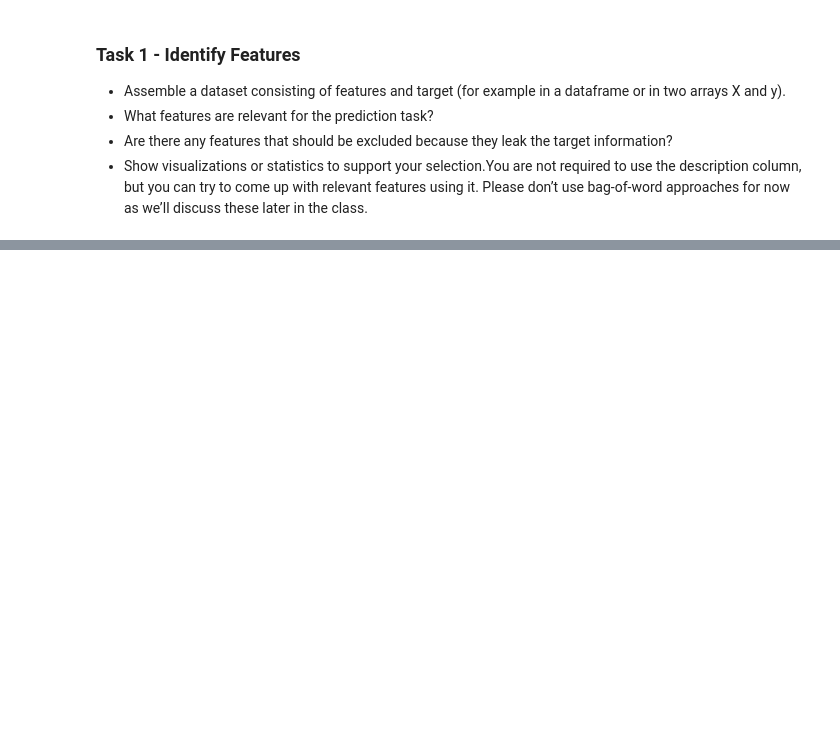
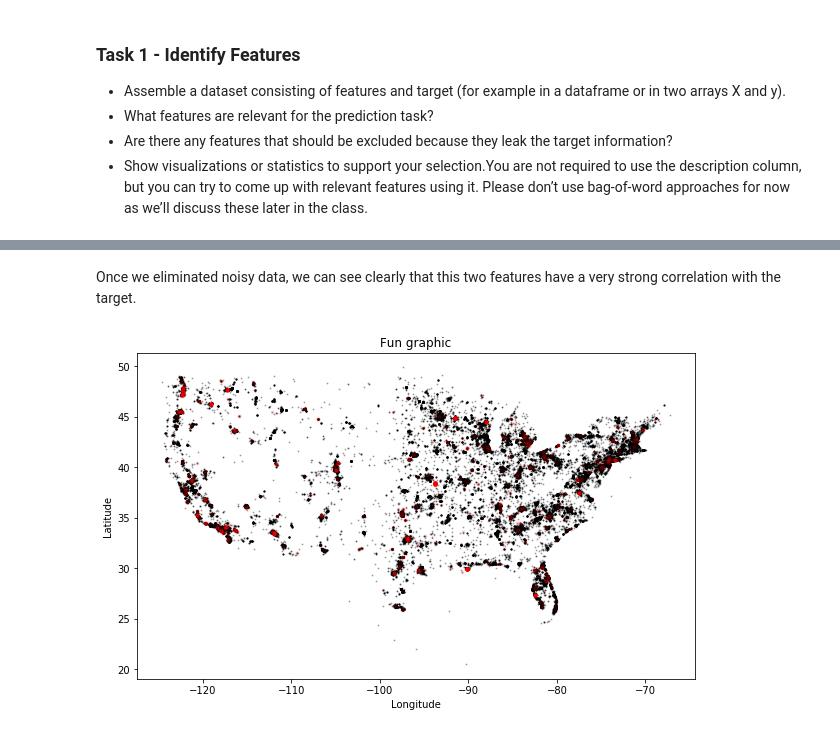
Before and after one commit to leogcalderon/Applied_ML2020, a Jupyter notebook: Evaluation/Assignment 3 - Full ML task.ipynb, the cells around one changed output, grey strips where cells are left out. Drawn from its saved outputs; the diff is of its cells as text; code cells hidden in the pictures; blank space fills up the shorter version.

```diff
--- a/Evaluation/Assignment 3 - Full ML task.ipynb
+++ b/Evaluation/Assignment 3 - Full ML task.ipynb
@@ -15,0 +106,13 @@ You can find a description of the dataset and download it from there. *You do no
+# %% [markdown]
+Once we eliminated noisy data, we can see clearly that this two features have a very strong correlation with the target.
+# %%
+aa = analysis[(analysis['lat']>20)&(analysis['lat']<50)&(analysis['long']>-130)&(analysis['long']<-50)]
+plt.figure(figsize=(10,6))
+plt.scatter(aa.long,aa.lat,s=1,alpha=0.25,c='k')
+plt.scatter(aa[aa['price']>50000].long,aa[aa['price']>50000].lat,s=10,alpha=0.1,c='r')
+plt.title('Fun graphic')
+plt.xlabel('Longitude')
+plt.ylabel('Latitude')
+plt.show()
+# %% [output]
+[figure, added]
```
Also changed, not shown: parts of 26 cells of this notebook.
